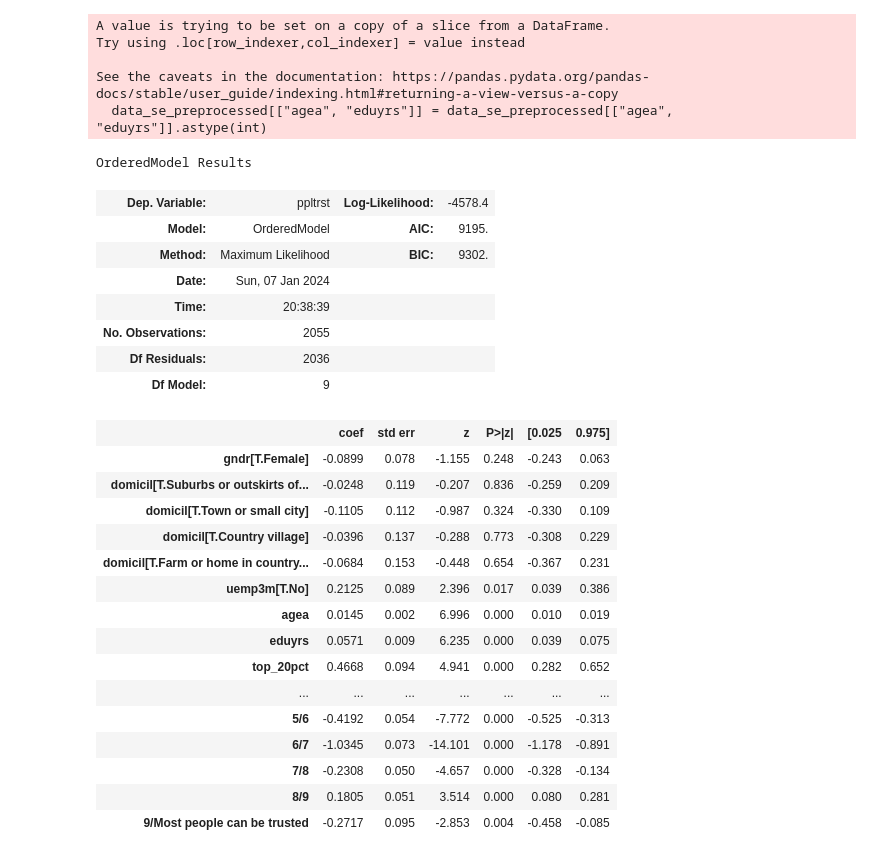
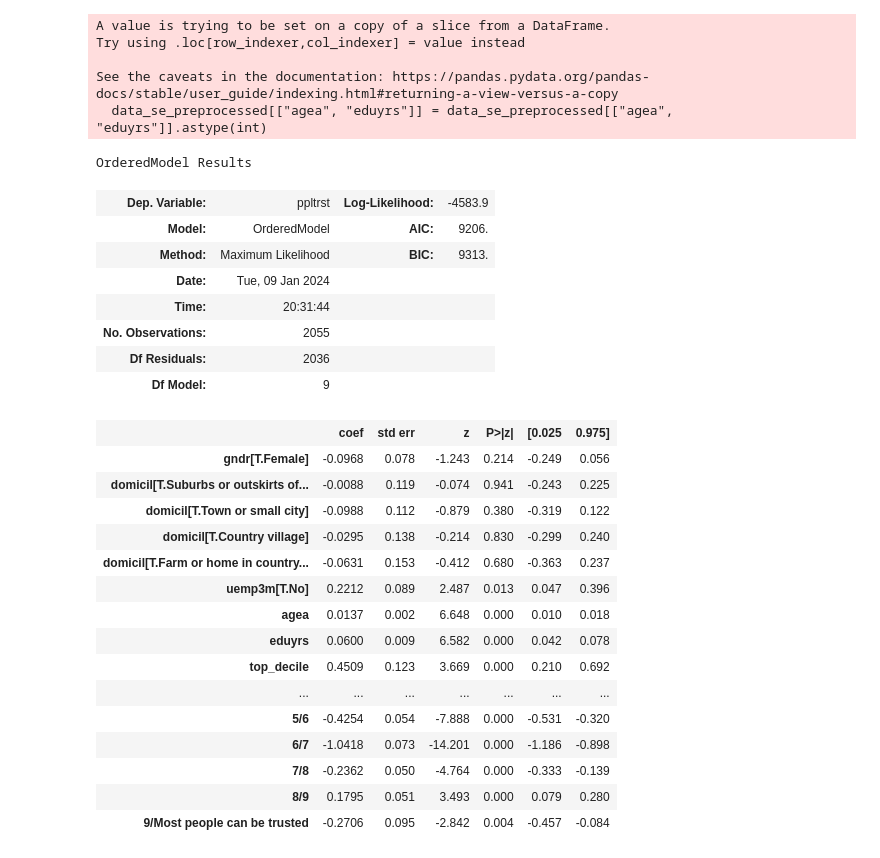
Before and after one commit to mateuszkasprowicz/social-trust, a Jupyter notebook: notebooks/model.ipynb, the cells around one changed output. Drawn from its saved outputs; the diff is of its cells as text; code cells hidden in the pictures.

```diff
--- a/notebooks/model.ipynb
+++ b/notebooks/model.ipynb
@@ -255,35 +245,35 @@ Try using .loc[row_indexer,col_indexer] = value instead
 See the caveats in the documentation: https://pandas.pydata.org/pandas-docs/stable/user_guide/indexing.html#returning-a-view-versus-a-copy
   data_se_preprocessed[["agea", "eduyrs"]] = data_se_preprocessed[["agea", "eduyrs"]].astype(int)
 # %%
-data_se_preprocessed = data_se_preprocessed.assign(top_20pct = np.where((data_se_preprocessed.hinctnta == "H - 10th decile") | (data_se_preprocessed.hinctnta == "D - 9th decile"), 1, 0)).drop(columns=["hinctnta"])
+data_se_preprocessed = data_se_preprocessed.assign(top_decile = np.where((data_se_preprocessed.hinctnta == "H - 10th decile"), 1, 0)).drop(columns=["hinctnta"])
 # %%
-model_pl_v2 = OrderedModel.from_formula("ppltrst ~ agea + eduyrs + gndr + domicil + top_20pct + uemp3m", data_se_preprocessed, distr="logit")
+model_pl_v2 = OrderedModel.from_formula("ppltrst ~ agea + eduyrs + gndr + domicil + top_decile + uemp3m", data_se_preprocessed, distr="logit")
 
 res_log = model_pl_v2.fit(method='bfgs', disp=False)
 res_log.summary()
 # %% [output]
 OrderedModel Results
-| Dep. Variable: | ppltrst | Log-Likelihood: | -4578.4 |
-| Model: | OrderedModel | AIC: | 9195. |
-| Method: | Maximum Likelihood | BIC: | 9302. |
-| Date: | Sun, 07 Jan 2024 |  |  |
-| Time: | 20:38:39 |  |  |
+| Dep. Variable: | ppltrst | Log-Likelihood: | -4583.9 |
+| Model: | OrderedModel | AIC: | 9206. |
+| Method: | Maximum Likelihood | BIC: | 9313. |
+| Date: | Tue, 09 Jan 2024 |  |  |
+| Time: | 20:31:44 |  |  |
 | No. Observations: | 2055 |  |  |
 | Df Residuals: | 2036 |  |  |
 | Df Model: | 9 |  |  |
 |  | coef | std err | z | P>|z| | [0.025 | 0.975] |
-| gndr[T.Female] | -0.0899 | 0.078 | -1.155 | 0.248 | -0.243 | 0.063 |
-| domicil[T.Suburbs or outskirts of... | -0.0248 | 0.119 | -0.207 | 0.836 | -0.259 | 0.209 |
-| domicil[T.Town or small city] | -0.1105 | 0.112 | -0.987 | 0.324 | -0.330 | 0.109 |
-| domicil[T.Country village] | -0.0396 | 0.137 | -0.288 | 0.773 | -0.308 | 0.229 |
-| domicil[T.Farm or home in country... | -0.0684 | 0.153 | -0.448 | 0.654 | -0.367 | 0.231 |
-| uemp3m[T.No] | 0.2125 | 0.089 | 2.396 | 0.017 | 0.039 | 0.386 |
-| agea | 0.0145 | 0.002 | 6.996 | 0.000 | 0.010 | 0.019 |
-| eduyrs | 0.0571 | 0.009 | 6.235 | 0.000 | 0.039 | 0.075 |
-| top_20pct | 0.4668 | 0.094 | 4.941 | 0.000 | 0.282 | 0.652 |
+| gndr[T.Female] | -0.0968 | 0.078 | -1.243 | 0.214 | -0.249 | 0.056 |
+| domicil[T.Suburbs or outskirts of... | -0.0088 | 0.119 | -0.074 | 0.941 | -0.243 | 0.225 |
+| domicil[T.Town or small city] | -0.0988 | 0.112 | -0.879 | 0.380 | -0.319 | 0.122 |
+| domicil[T.Country village] | -0.0295 | 0.138 | -0.214 | 0.830 | -0.299 | 0.240 |
+| domicil[T.Farm or home in country... | -0.0631 | 0.153 | -0.412 | 0.680 | -0.363 | 0.237 |
+| uemp3m[T.No] | 0.2212 | 0.089 | 2.487 | 0.013 | 0.047 | 0.396 |
+| agea | 0.0137 | 0.002 | 6.648 | 0.000 | 0.010 | 0.018 |
+| eduyrs | 0.0600 | 0.009 | 6.582 | 0.000 | 0.042 | 0.078 |
+| top_decile | 0.4509 | 0.123 | 3.669 | 0.000 | 0.210 | 0.692 |
 | ... | ... | ... | ... | ... | ... | ... |
-| 5/6 | -0.4192 | 0.054 | -7.772 | 0.000 | -0.525 | -0.313 |
-| 6/7 | -1.0345 | 0.073 | -14.101 | 0.000 | -1.178 | -0.891 |
-| 7/8 | -0.2308 | 0.050 | -4.657 | 0.000 | -0.328 | -0.134 |
-| 8/9 | 0.1805 | 0.051 | 3.514 | 0.000 | 0.080 | 0.281 |
-| 9/Most people can be trusted | -0.2717 | 0.095 | -2.853 | 0.004 | -0.458 | -0.085 |
+| 5/6 | -0.4254 | 0.054 | -7.888 | 0.000 | -0.531 | -0.320 |
+| 6/7 | -1.0418 | 0.073 | -14.201 | 0.000 | -1.186 | -0.898 |
+| 7/8 | -0.2362 | 0.050 | -4.764 | 0.000 | -0.333 | -0.139 |
+| 8/9 | 0.1795 | 0.051 | 3.493 | 0.000 | 0.079 | 0.280 |
+| 9/Most people can be trusted | -0.2706 | 0.095 | -2.842 | 0.004 | -0.457 | -0.084 |
```
Also changed, not shown: parts of 4 cells of this notebook.
